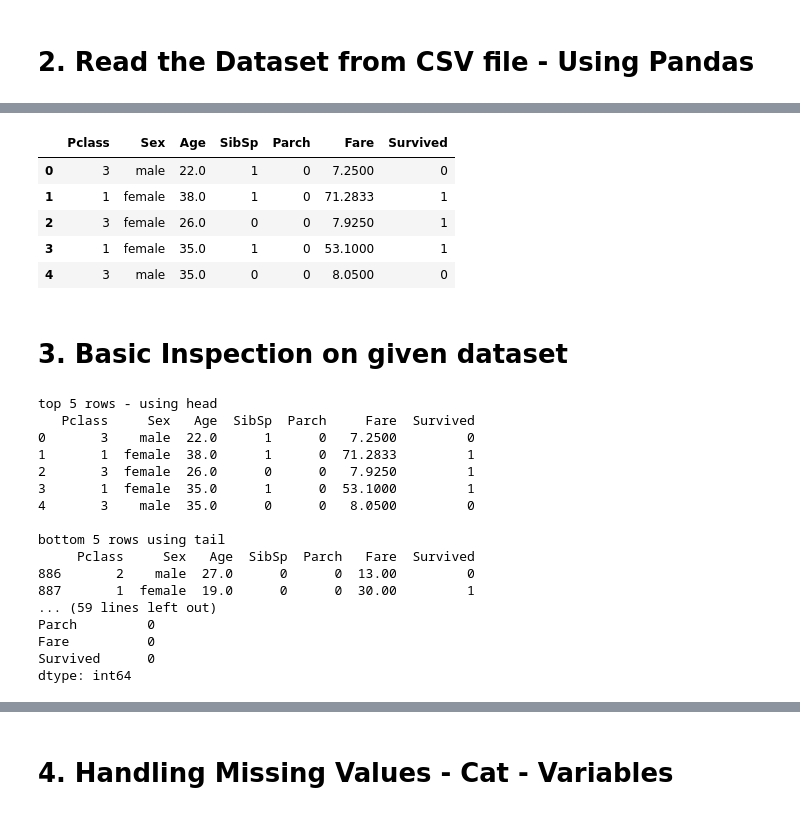
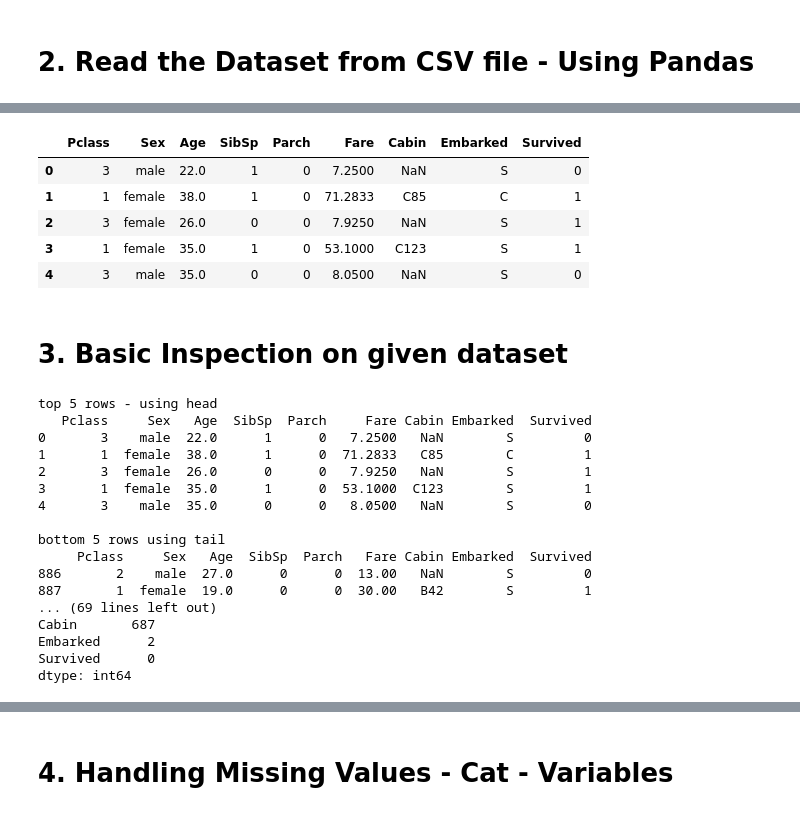
Before and after one commit to alexvatti/DA-ML-DL-Session-2, a Jupyter notebook: Naive Bayes/naive_bayes/01_naive_bayes_titanic_survival_prediction.ipynb, the cells around one changed output, grey strips where cells are left out. Saved outputs shown, nothing was run; the diff lists cells and outputs as text; code cells hidden in the pictures.

```diff
--- a/Naive Bayes/naive_bayes/01_naive_bayes_titanic_survival_prediction.ipynb
+++ b/Naive Bayes/naive_bayes/01_naive_bayes_titanic_survival_prediction.ipynb
@@ -27,15 +27,15 @@ titanic_df.head()
 | 4 | 5 | Allen, Mr. William Henry | 3 | male | 35.0 | 0 | 0 | 373450 | 8.0500 | NaN | ... |
 # %%
 #drop - sensitive - non imp columns
-titanic_df.drop(['PassengerId','Name','Ticket','Cabin','Embarked'],axis=1,inplace=True)
+titanic_df.drop(['PassengerId','Name','Ticket'],axis=1,inplace=True)
 titanic_df.head()
 # %% [output]
-|  | Pclass | Sex | Age | SibSp | Parch | Fare | Survived |
-| 0 | 3 | male | 22.0 | 1 | 0 | 7.2500 | 0 |
-| 1 | 1 | female | 38.0 | 1 | 0 | 71.2833 | 1 |
-| 2 | 3 | female | 26.0 | 0 | 0 | 7.9250 | 1 |
-| 3 | 1 | female | 35.0 | 1 | 0 | 53.1000 | 1 |
-| 4 | 3 | male | 35.0 | 0 | 0 | 8.0500 | 0 |
+|  | Pclass | Sex | Age | SibSp | Parch | Fare | Cabin | Embarked | Survived |
+| 0 | 3 | male | 22.0 | 1 | 0 | 7.2500 | NaN | S | 0 |
+| 1 | 1 | female | 38.0 | 1 | 0 | 71.2833 | C85 | C | 1 |
+| 2 | 3 | female | 26.0 | 0 | 0 | 7.9250 | NaN | S | 1 |
+| 3 | 1 | female | 35.0 | 1 | 0 | 53.1000 | C123 | S | 1 |
+| 4 | 3 | male | 35.0 | 0 | 0 | 8.0500 | NaN | S | 0 |
 # %% [markdown]
 # 3. Basic Inspection on given dataset
 # %%
@@ -85,19 +85,19 @@ def basic_inspection_dataset(table):
 basic_inspection_dataset(titanic_df)
 # %% [output]
 top 5 rows - using head
-   Pclass     Sex   Age  SibSp  Parch     Fare  Survived
-0       3    male  22.0      1      0   7.2500         0
-1       1  female  38.0      1      0  71.2833         1
-2       3  female  26.0      0      0   7.9250         1
-3       1  female  35.0      1      0  53.1000         1
-4       3    male  35.0      0      0   8.0500         0
+   Pclass     Sex   Age  SibSp  Parch     Fare Cabin Embarked  Survived
+0       3    male  22.0      1      0   7.2500   NaN        S         0
+1       1  female  38.0      1      0  71.2833   C85        C         1
+2       3  female  26.0      0      0   7.9250   NaN        S         1
+3       1  female  35.0      1      0  53.1000  C123        S         1
+4       3    male  35.0      0      0   8.0500   NaN        S         0
 
 bottom 5 rows using tail
-     Pclass     Sex   Age  SibSp  Parch   Fare  Survived
-886       2    male  27.0      0      0  13.00         0
-887       1  female  19.0      0      0  30.00         1
-... (59 lines left out)
-Parch         0
-Fare          0
+     Pclass     Sex   Age  SibSp  Parch   Fare Cabin Embarked  Survived
+886       2    male  27.0      0      0  13.00   NaN        S         0
+887       1  female  19.0      0      0  30.00   B42        S         1
+... (69 lines left out)
+Cabin       687
+Embarked      2
 Survived      0
 dtype: int64
```
Also changed, not shown: parts of 11 cells of this notebook, 1 other file.
